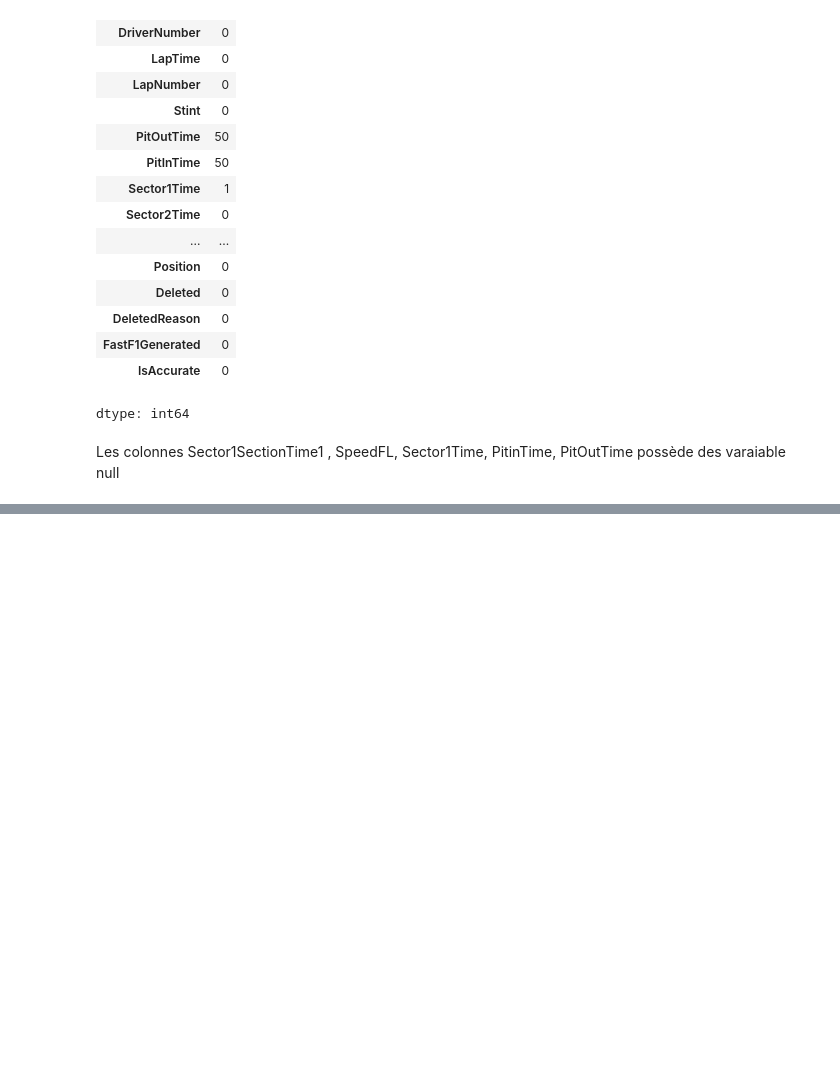
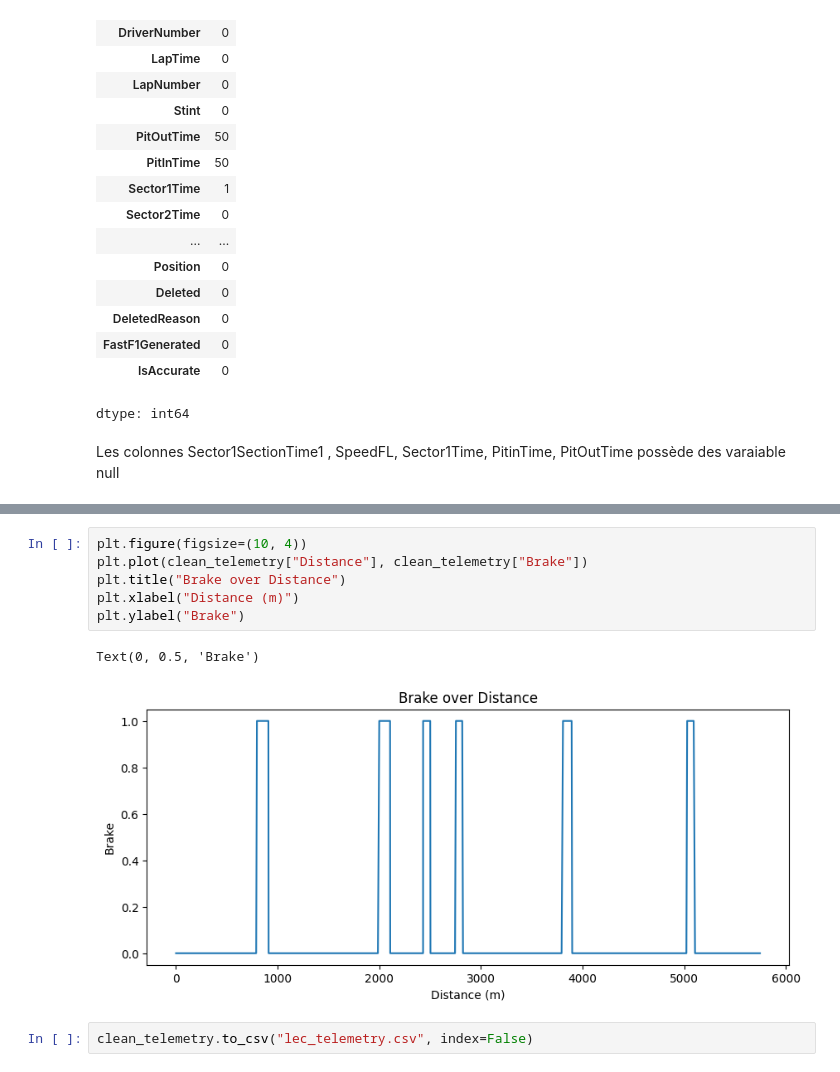
Before and after one commit to Joffreynotfound/F1-Visualizer, a Jupyter notebook: MVP/notebooks/EDA_Fastf1.ipynb, the cells around one changed output, grey strips where cells are left out. Drawn from its saved outputs; the diff is of its cells as text; blank space fills up the shorter version.

```diff
--- a/MVP/notebooks/EDA_Fastf1.ipynb
+++ b/MVP/notebooks/EDA_Fastf1.ipynb
@@ -151,0 +356,11 @@ laps_lec_reduced.head()
+# %%
+plt.figure(figsize=(10, 4))
+plt.plot(clean_telemetry["Distance"], clean_telemetry["Brake"])
+plt.title("Brake over Distance")
+plt.xlabel("Distance (m)")
+plt.ylabel("Brake")
+# %% [output]
+Text(0, 0.5, 'Brake')
+[figure, added]
+# %%
+clean_telemetry.to_csv("lec_telemetry.csv", index=False)
```
Also changed, not shown: parts of 18 cells of this notebook.
